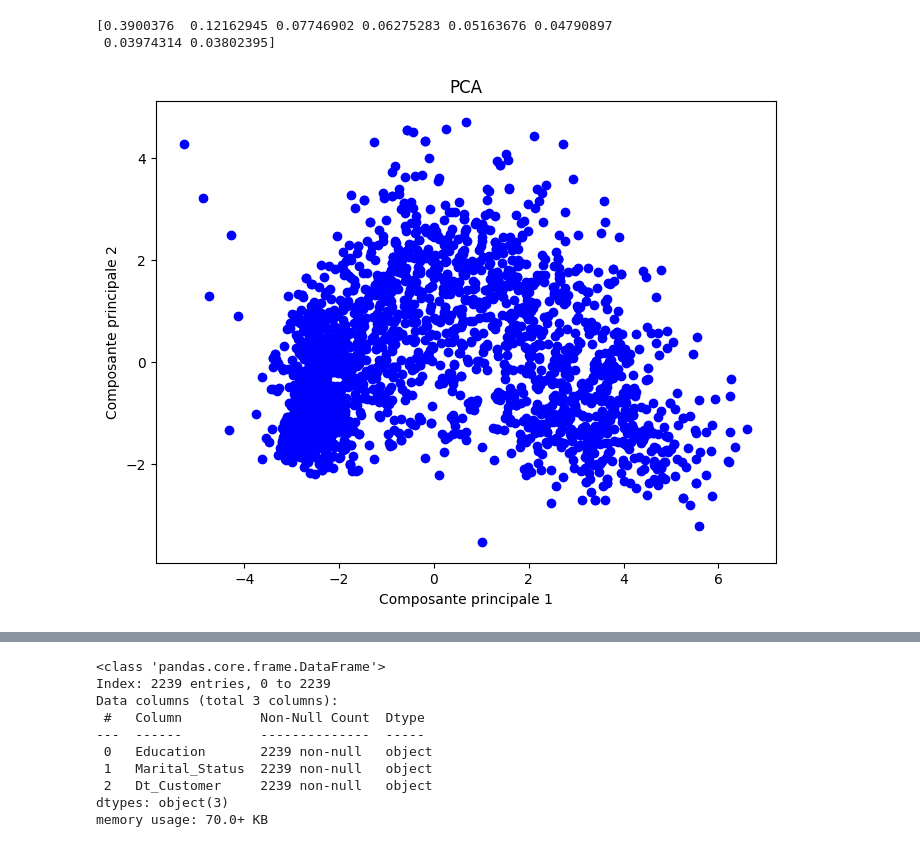
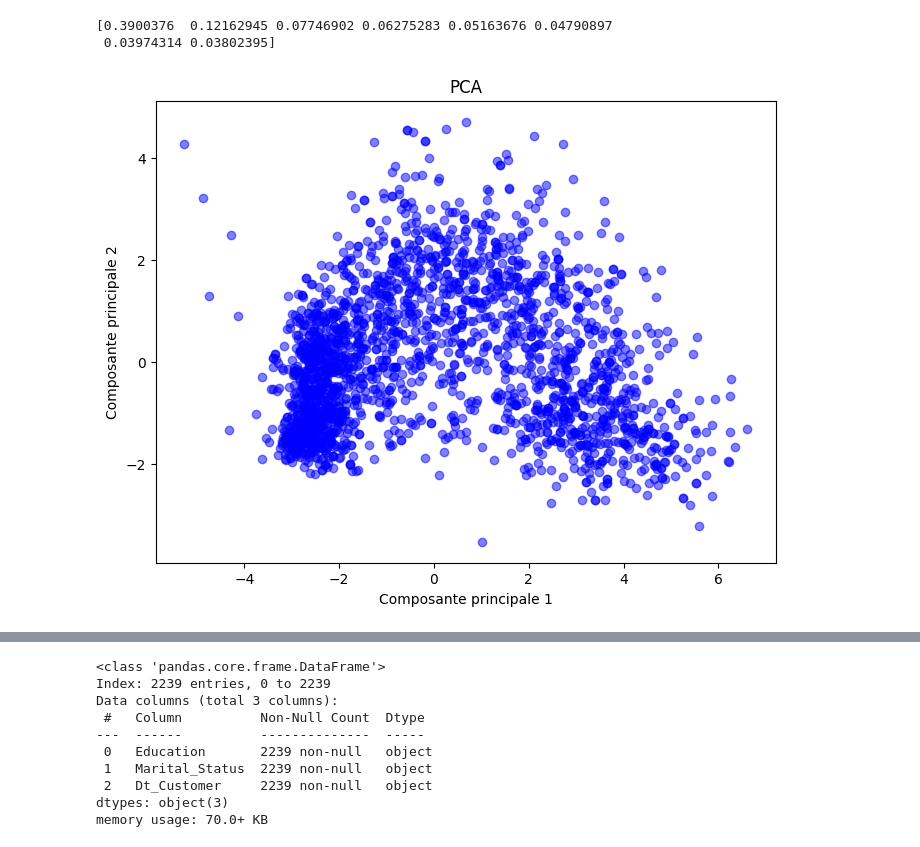
Before and after one commit to Emaglp/Data_Analysis, a Jupyter notebook: QS_Python.ipynb, the cells around one changed output, grey strips where cells are left out. Saved outputs shown, nothing was run; the diff lists cells and outputs as text; code cells hidden in the pictures.

```diff
--- a/QS_Python.ipynb
+++ b/QS_Python.ipynb
@@ -220,11 +220,11 @@ print(pca.explained_variance_ratio_)
 # %%
 # on peut visualiser les deux premières dimensions
 
 plt.figure(figsize=(8, 6))
-plt.scatter(marketing_pca[:, 0], marketing_pca[:, 1], c='blue')
+plt.scatter(marketing_pca[:, 0], marketing_pca[:, 1], c='blue',alpha=0.5)
 plt.title('PCA')
 plt.xlabel('Composante principale 1')
 plt.ylabel('Composante principale 2')
 plt.show()
 # %% [output]
-[figure, old version]
+[figure, new version]
```
Also changed, not shown: parts of 9 cells of this notebook.
